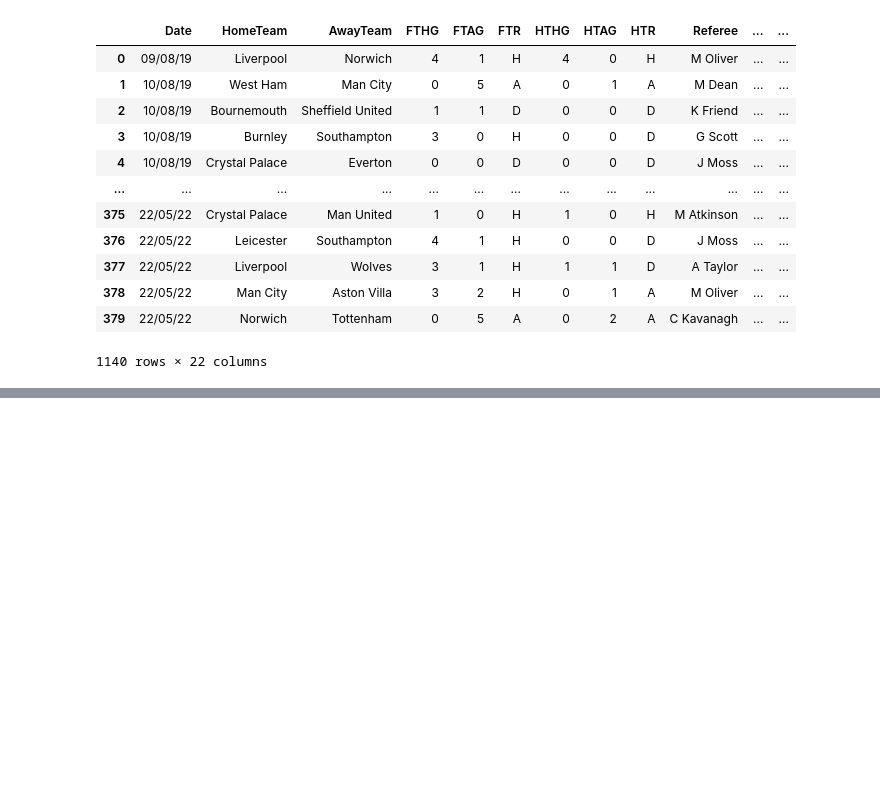
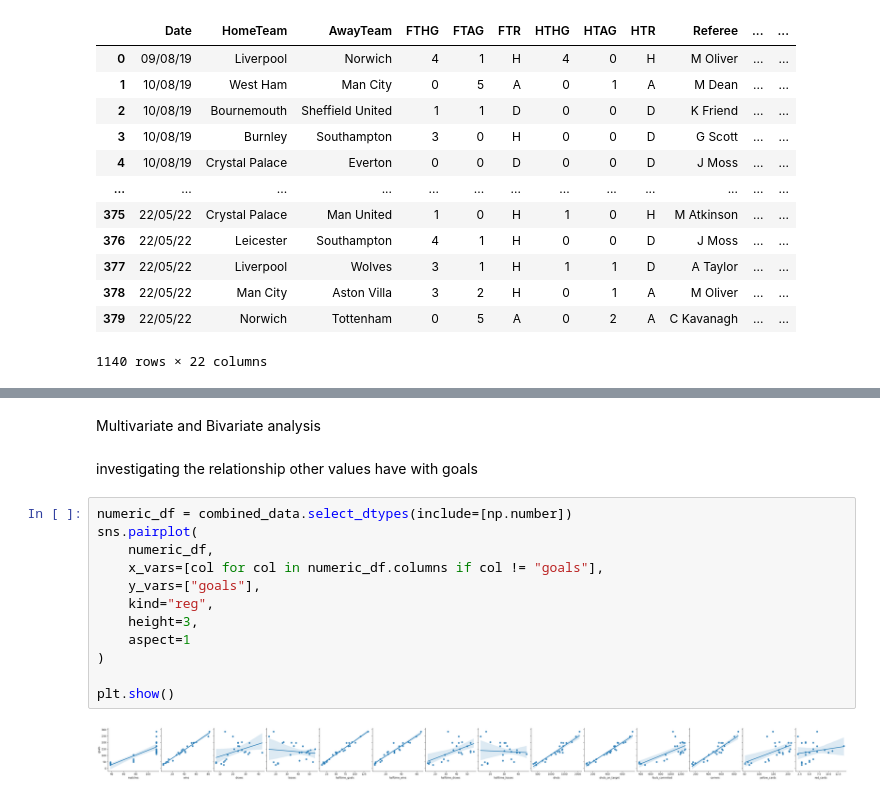
Before and after one commit to Ferreter/Data-Vis-CA1, a Jupyter notebook: Carlson/Data_cleaning.ipynb, the cells around one changed output, grey strips where cells are left out. Saved outputs shown, nothing was run; the diff lists cells and outputs as text; blank space fills up the shorter version.

```diff
--- a/Carlson/Data_cleaning.ipynb
+++ b/Carlson/Data_cleaning.ipynb
@@ -101,0 +274,18 @@ combined_data
+# %% [markdown]
+Multivariate and Bivariate analysis
+# %% [markdown]
+investigating the relationship other values have with goals
+# %%
+numeric_df = combined_data.select_dtypes(include=[np.number])
+sns.pairplot(
+    numeric_df,
+    x_vars=[col for col in numeric_df.columns if col != "goals"],
+    y_vars=["goals"],
+    kind="reg",
+    height=3,
+    aspect=1
+)
+
+plt.show()
+# %% [output]
+[figure, added]
```
Also changed, not shown: parts of 61 cells of this notebook, 1 other file.
